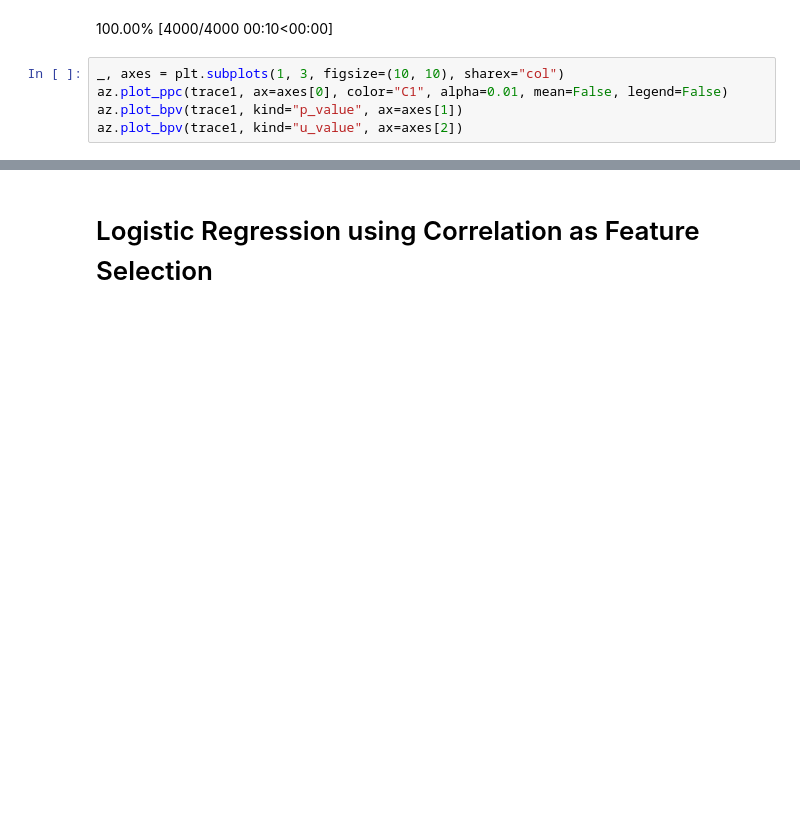
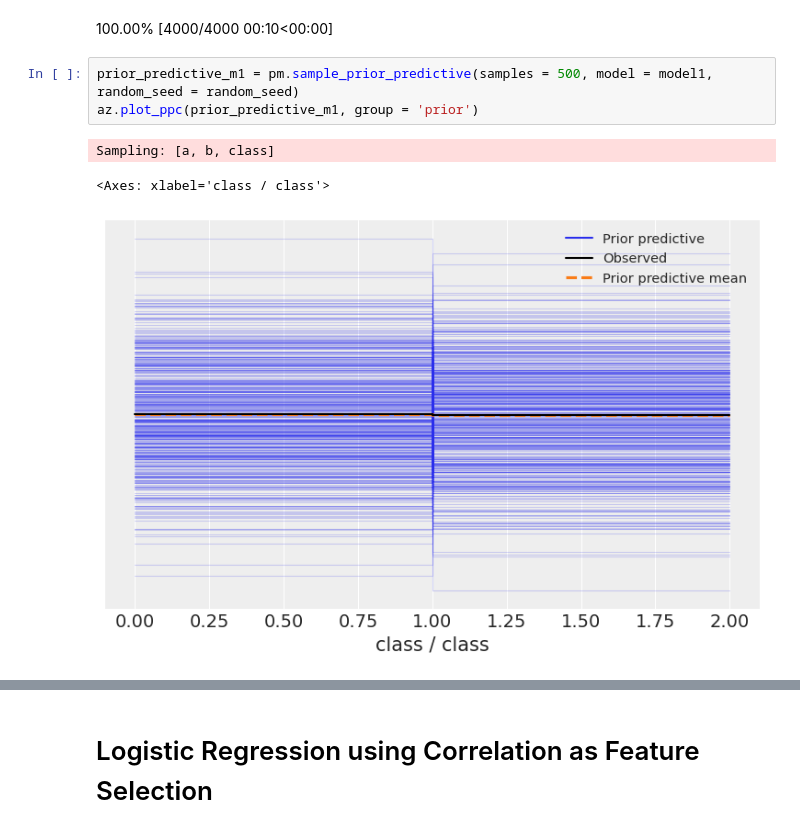
Before and after one commit to achapkim/ds6040_final_credit_card, a Jupyter notebook: model.ipynb, the cells around one changed output, grey strips where cells are left out. Drawn from its saved outputs; the diff is of its cells as text; blank space fills up the shorter version.

```diff
--- a/model.ipynb
+++ b/model.ipynb
@@ -110,11 +114,13 @@ m1_pp = pm.sample_posterior_predictive(trace1,
 # %% [output]
 Sampling: [class]
 100.00% [4000/4000 00:10<00:00]
-# %%
-_, axes = plt.subplots(1, 3, figsize=(10, 10), sharex="col")
-az.plot_ppc(trace1, ax=axes[0], color="C1", alpha=0.01, mean=False, legend=False)
-az.plot_bpv(trace1, kind="p_value", ax=axes[1])
-az.plot_bpv(trace1, kind="u_value", ax=axes[2])
+# %%
+prior_predictive_m1 = pm.sample_prior_predictive(samples = 500, model = model1, random_seed = random_seed)
+az.plot_ppc(prior_predictive_m1, group = 'prior')
+# %% [output]
+Sampling: [a, b, class]
+<Axes: xlabel='class / class'>
+[figure, added]
 # %%
 az.plot_bpv(m1_pp)
 # %% [output]
```
Also changed, not shown: parts of 32 cells of this notebook, 2 other files.
